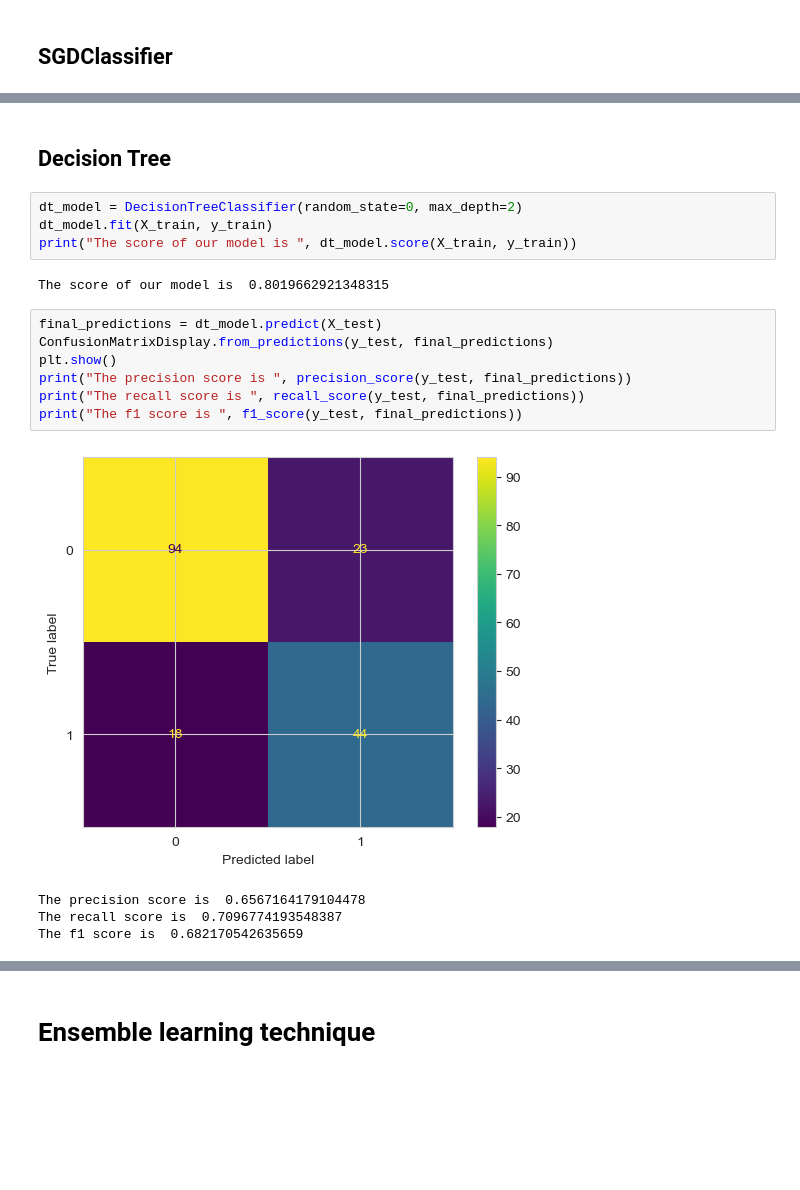
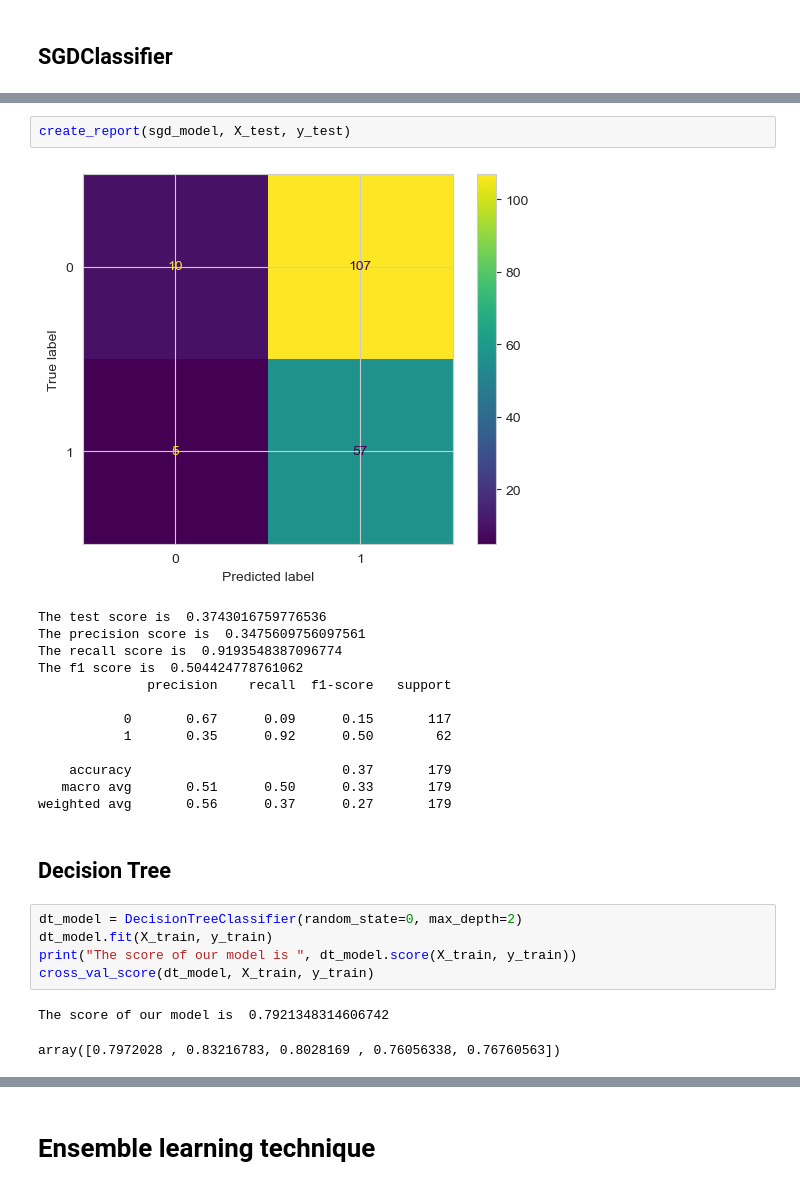
Before and after one commit to danielh1307/kaggle-titanic, a Jupyter notebook: titanic-kaggle-train-test.ipynb, the cells around one changed output, grey strips where cells are left out. Drawn from its saved outputs; the diff is of its cells as text; blank space fills up the shorter version.

```diff
--- a/titanic-kaggle-train-test.ipynb
+++ b/titanic-kaggle-train-test.ipynb
@@ -75,20 +107,26 @@ The f1 score is  0.33333333333333337
+# %%
+create_report(sgd_model, X_test, y_test)
+# %% [output]
+[figure, added]
+The test score is  0.3743016759776536
+The precision score is  0.3475609756097561
+The recall score is  0.9193548387096774
+The f1 score is  0.504424778761062
+              precision    recall  f1-score   support
+
+           0       0.67      0.09      0.15       117
+           1       0.35      0.92      0.50        62
+
+    accuracy                           0.37       179
+   macro avg       0.51      0.50      0.33       179
+weighted avg       0.56      0.37      0.27       179
 # %% [markdown]
 ## Decision Tree
 # %%
 dt_model = DecisionTreeClassifier(random_state=0, max_depth=2)
 dt_model.fit(X_train, y_train)
 print("The score of our model is ", dt_model.score(X_train, y_train))
+cross_val_score(dt_model, X_train, y_train)
 # %% [output]
-The score of our model is  0.8019662921348315
+The score of our model is  0.7921348314606742
+array([0.7972028 , 0.83216783, 0.8028169 , 0.76056338, 0.76760563])
-# %%
-final_predictions = dt_model.predict(X_test)
-ConfusionMatrixDisplay.from_predictions(y_test, final_predictions)
-plt.show()
-print("The precision score is ", precision_score(y_test, final_predictions))
-print("The recall score is ", recall_score(y_test, final_predictions))
-print("The f1 score is ", f1_score(y_test, final_predictions))
-# %% [output]
-[figure, removed]
-The precision score is  0.6567164179104478
-The recall score is  0.7096774193548387
-The f1 score is  0.682170542635659
```
Also changed, not shown: parts of 27 cells of this notebook.
